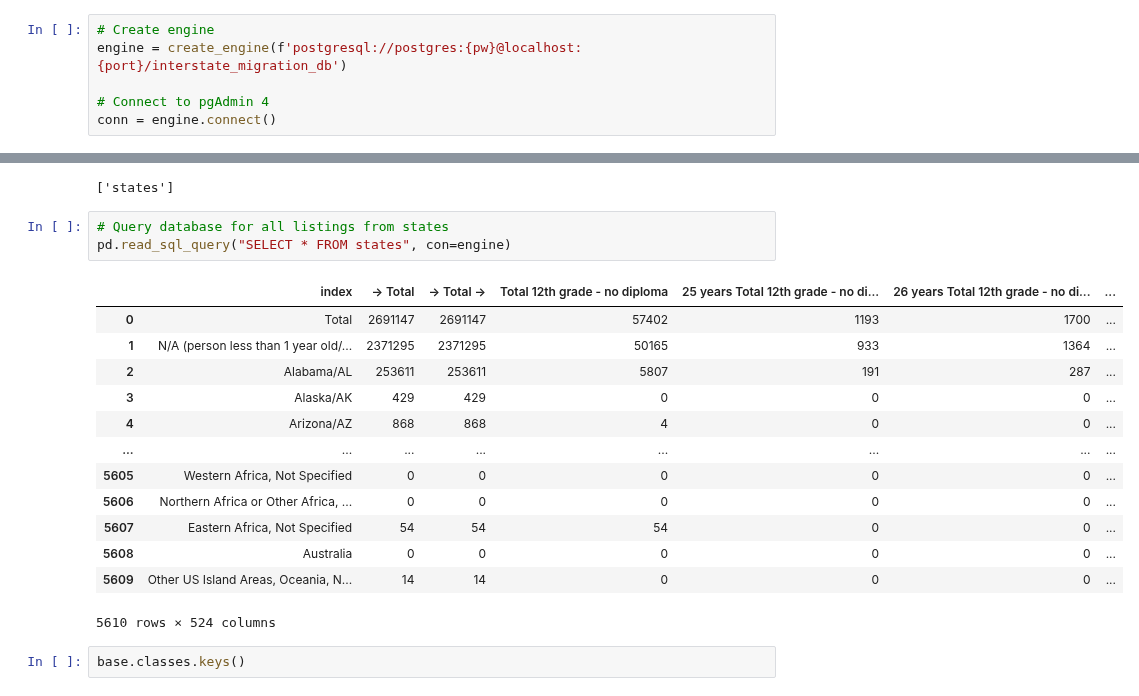
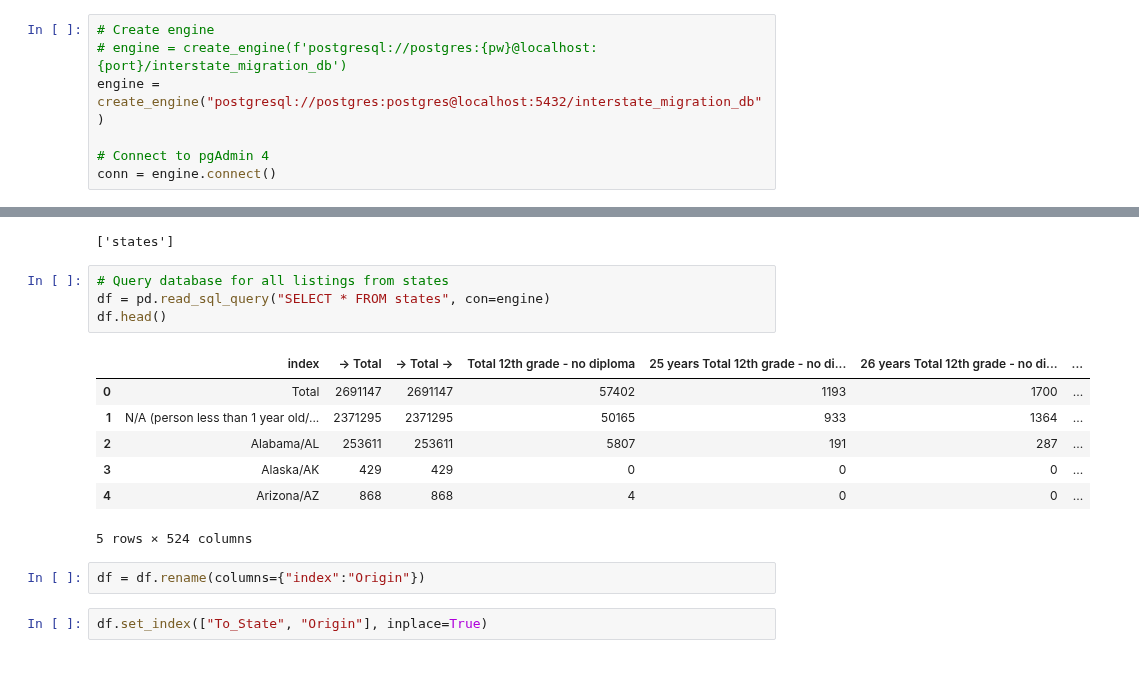
Before and after one commit to aliciasply/InterState-Migration, a Jupyter notebook: Code/state_dataset_transform.ipynb, the cells around one changed output, grey strips where cells are left out. Cells and saved outputs as stored; diff of their text form; blank space fills up the shorter version.

```diff
--- a/Code/state_dataset_transform.ipynb
+++ b/Code/state_dataset_transform.ipynb
@@ -118,7 +118,8 @@ from sqlalchemy import create_engine
 from sqlalchemy.ext.automap import automap_base
 # %%
 # Create engine
-engine = create_engine(f'postgresql://postgres:{pw}@localhost:{port}/interstate_migration_db')
+# engine = create_engine(f'postgresql://postgres:{pw}@localhost:{port}/interstate_migration_db')
+engine = create_engine("postgresql://postgres:postgres@localhost:5432/interstate_migration_db")
 
 # Connect to pgAdmin 4
 conn = engine.connect()
@@ -138,20 +139,17 @@ engine.table_names()
 ['states']
 # %%
 # Query database for all listings from states
-pd.read_sql_query("SELECT * FROM states", con=engine)
+df = pd.read_sql_query("SELECT * FROM states", con=engine)
+df.head()
 # %% [output]
 |  | index | -> Total | -> Total -> | Total 12th grade - no diploma | 25 years Total 12th grade - no di... | 26 years Total 12th grade - no di... | ... |
 | 0 | Total | 2691147 | 2691147 | 57402 | 1193 | 1700 | ... |
 | 1 | N/A (person less than 1 year old/... | 2371295 | 2371295 | 50165 | 933 | 1364 | ... |
 | 2 | Alabama/AL | 253611 | 253611 | 5807 | 191 | 287 | ... |
 | 3 | Alaska/AK | 429 | 429 | 0 | 0 | 0 | ... |
 | 4 | Arizona/AZ | 868 | 868 | 4 | 0 | 0 | ... |
-| ... | ... | ... | ... | ... | ... | ... | ... |
-| 5605 | Western Africa, Not Specified | 0 | 0 | 0 | 0 | 0 | ... |
-| 5606 | Northern Africa or Other Africa, ... | 0 | 0 | 0 | 0 | 0 | ... |
-| 5607 | Eastern Africa, Not Specified | 54 | 54 | 54 | 0 | 0 | ... |
-| 5608 | Australia | 0 | 0 | 0 | 0 | 0 | ... |
-| 5609 | Other US Island Areas, Oceania, N... | 14 | 14 | 0 | 0 | 0 | ... |
-5610 rows × 524 columns
+5 rows × 524 columns
-# %%
-base.classes.keys()
+# %%
+df = df.rename(columns={"index":"Origin"})
+# %%
+df.set_index(["To_State", "Origin"], inplace=True)
```
Also changed, not shown: parts of 13 cells of this notebook, 1 other file.
